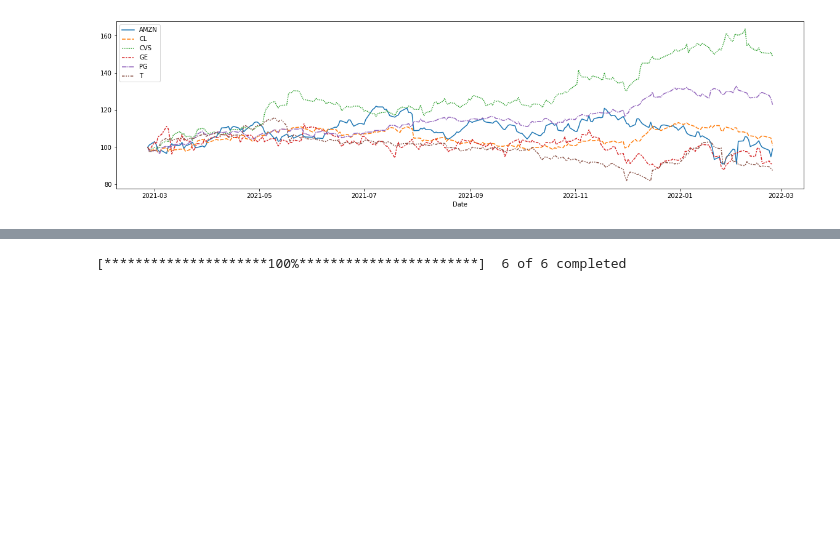
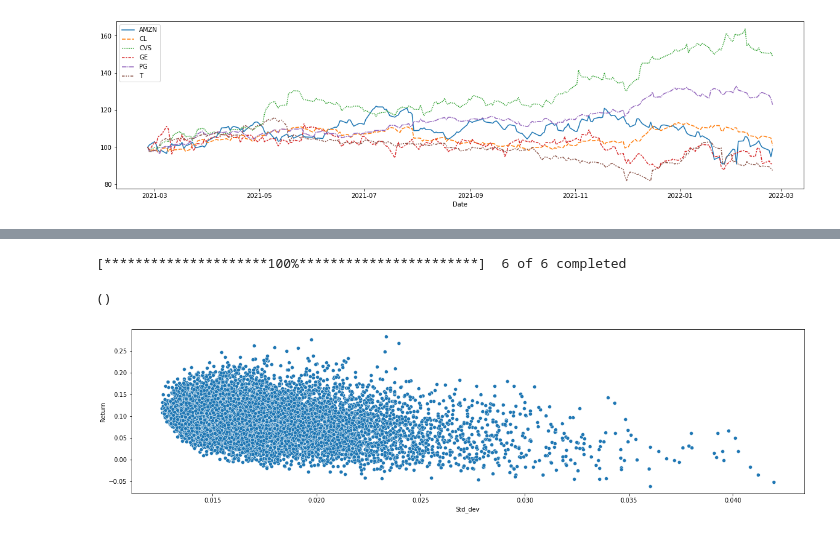
Before and after one commit to satish-kumar-pradhan/Portfolio-Optimization, a Jupyter notebook: EfficientFrontier.ipynb, the cells around one changed output, grey strips where cells are left out. Cells and saved outputs as stored; diff of their text form; code cells hidden in the pictures; blank space fills up the shorter version.

```diff
--- a/EfficientFrontier.ipynb
+++ b/EfficientFrontier.ipynb
@@ -86,6 +88,8 @@ def Efficient_Frontier_Montcarlo(Tickers,no_of_iter):
     sns.scatterplot(data=temp_data,y='Return',x='Std_dev')
     return()
 # %%
-Efficient_Frontier_Montcarlo(Tickers_List,100000)
+Efficient_Frontier_Montcarlo(Tickers_List,10000)
 # %% [output]
 [*********************100%***********************]  6 of 6 completed
+()
+[figure, added]
```
Also changed, not shown: parts of 2 cells of this notebook.
